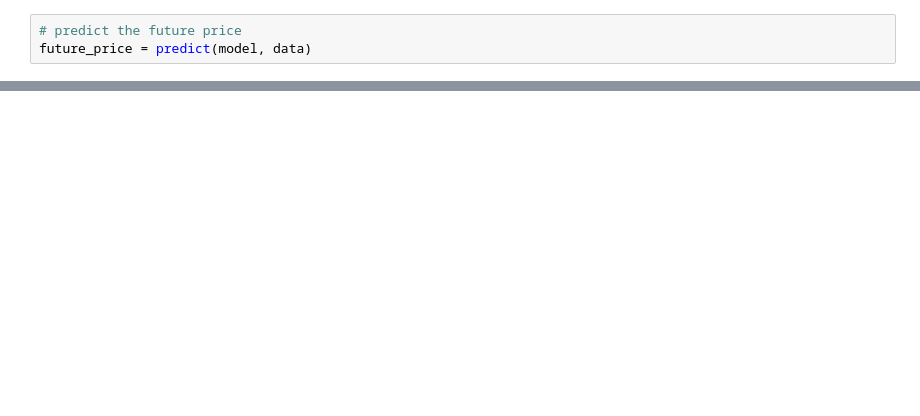
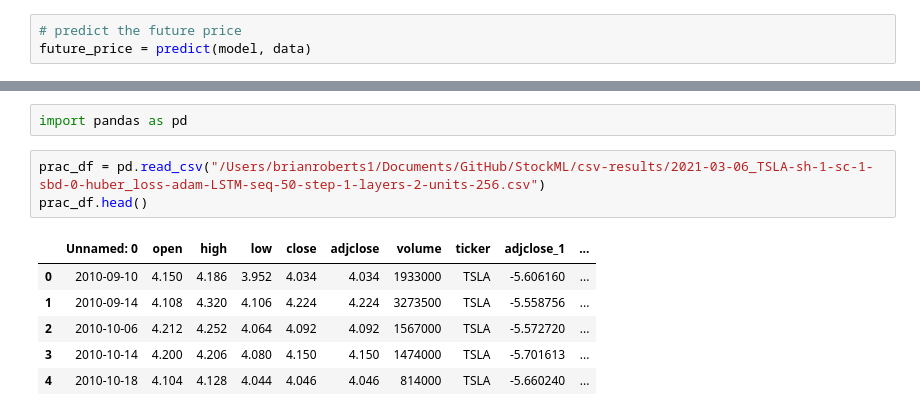
Before and after one commit to spennington1394/StockML, a Jupyter notebook: Stock Test.ipynb, the cells around one changed output, grey strips where cells are left out. Cells and saved outputs as stored; diff of their text form; blank space fills up the shorter version.

```diff
--- a/Stock Test.ipynb
+++ b/Stock Test.ipynb
@@ -395,0 +380,12 @@ final_df.to_csv(csv_filename)
+# %%
+import pandas as pd
+# %%
+prac_df = pd.read_csv("/Users/brianroberts1/Documents/GitHub/StockML/csv-results/2021-03-06_TSLA-sh-1-sc-1-sbd-0-huber_loss-adam-LSTM-seq-50-step-1-layers-2-units-256.csv")
+prac_df.head()
+# %% [output]
+|  | Unnamed: 0 | open | high | low | close | adjclose | volume | ticker | adjclose_1 | ... |
+| 0 | 2010-09-10 | 4.150 | 4.186 | 3.952 | 4.034 | 4.034 | 1933000 | TSLA | -5.606160 | ... |
+| 1 | 2010-09-14 | 4.108 | 4.320 | 4.106 | 4.224 | 4.224 | 3273500 | TSLA | -5.558756 | ... |
+| 2 | 2010-10-06 | 4.212 | 4.252 | 4.064 | 4.092 | 4.092 | 1567000 | TSLA | -5.572720 | ... |
+| 3 | 2010-10-14 | 4.200 | 4.206 | 4.080 | 4.150 | 4.150 | 1474000 | TSLA | -5.701613 | ... |
+| 4 | 2010-10-18 | 4.104 | 4.128 | 4.044 | 4.046 | 4.046 | 814000 | TSLA | -5.660240 | ... |
```
Also changed, not shown: parts of 19 cells of this notebook, 16 other files.
